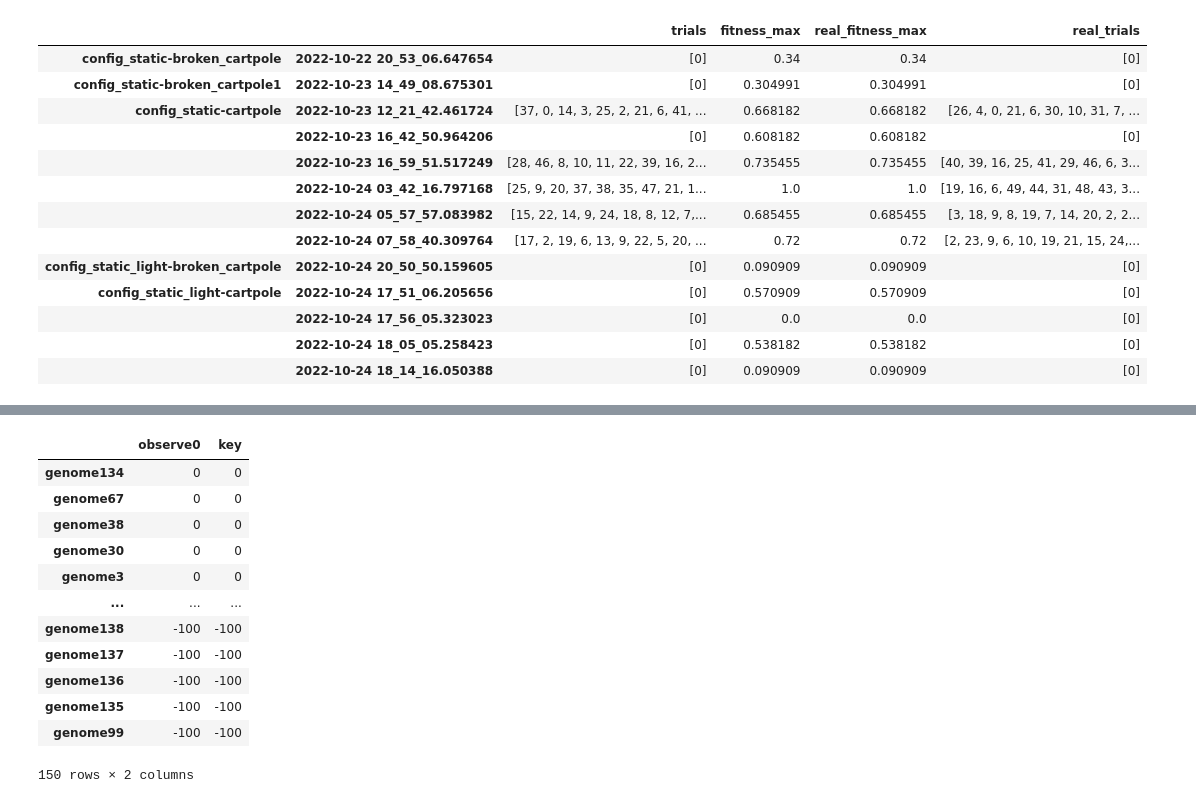
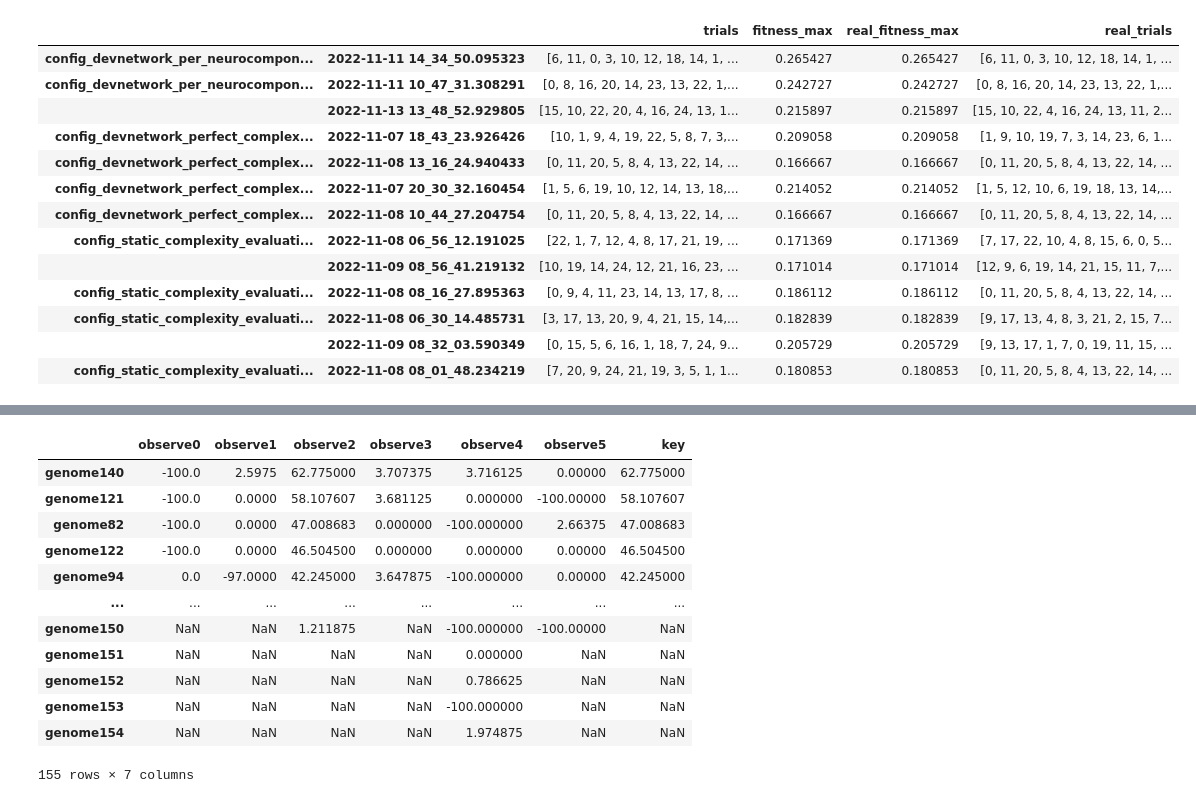
Before and after one commit to asuka1975/research, a Jupyter notebook: jupyter/analyze.ipynb, the cells around one changed output, grey strips where cells are left out. Saved outputs shown, nothing was run; the diff lists cells and outputs as text; code cells hidden in the pictures.

```diff
--- a/jupyter/analyze.ipynb
+++ b/jupyter/analyze.ipynb
@@ -10,19 +10,19 @@ Loading BokehJS ...
 [interactive output not drawn]
 # %%
 summary = archive.Summary()
-summary.table().filter(like="cartpole", axis=0)
+summary.table().filter(like="cartpole", axis=0).filter(like="complexity", axis=0)
 # %% [output]
 |  |  | trials | fitness_max | real_fitness_max | real_trials |
-| config_static-broken_cartpole | 2022-10-22 20_53_06.647654 | [0] | 0.34 | 0.34 | [0] |
-| config_static-broken_cartpole1 | 2022-10-23 14_49_08.675301 | [0] | 0.304991 | 0.304991 | [0] |
-| config_static-cartpole | 2022-10-23 12_21_42.461724 | [37, 0, 14, 3, 25, 2, 21, 6, 41, ... | 0.668182 | 0.668182 | [26, 4, 0, 21, 6, 30, 10, 31, 7, ... |
-|  | 2022-10-23 16_42_50.964206 | [0] | 0.608182 | 0.608182 | [0] |
-|  | 2022-10-23 16_59_51.517249 | [28, 46, 8, 10, 11, 22, 39, 16, 2... | 0.735455 | 0.735455 | [40, 39, 16, 25, 41, 29, 46, 6, 3... |
-|  | 2022-10-24 03_42_16.797168 | [25, 9, 20, 37, 38, 35, 47, 21, 1... | 1.0 | 1.0 | [19, 16, 6, 49, 44, 31, 48, 43, 3... |
-|  | 2022-10-24 05_57_57.083982 | [15, 22, 14, 9, 24, 18, 8, 12, 7,... | 0.685455 | 0.685455 | [3, 18, 9, 8, 19, 7, 14, 20, 2, 2... |
-|  | 2022-10-24 07_58_40.309764 | [17, 2, 19, 6, 13, 9, 22, 5, 20, ... | 0.72 | 0.72 | [2, 23, 9, 6, 10, 19, 21, 15, 24,... |
-| config_static_light-broken_cartpole | 2022-10-24 20_50_50.159605 | [0] | 0.090909 | 0.090909 | [0] |
-| config_static_light-cartpole | 2022-10-24 17_51_06.205656 | [0] | 0.570909 | 0.570909 | [0] |
-|  | 2022-10-24 17_56_05.323023 | [0] | 0.0 | 0.0 | [0] |
-|  | 2022-10-24 18_05_05.258423 | [0] | 0.538182 | 0.538182 | [0] |
-|  | 2022-10-24 18_14_16.050388 | [0] | 0.090909 | 0.090909 | [0] |
+| config_devnetwork_per_neurocompon... | 2022-11-11 14_34_50.095323 | [6, 11, 0, 3, 10, 12, 18, 14, 1, ... | 0.265427 | 0.265427 | [6, 11, 0, 3, 10, 12, 18, 14, 1, ... |
+| config_devnetwork_per_neurocompon... | 2022-11-11 10_47_31.308291 | [0, 8, 16, 20, 14, 23, 13, 22, 1,... | 0.242727 | 0.242727 | [0, 8, 16, 20, 14, 23, 13, 22, 1,... |
+|  | 2022-11-13 13_48_52.929805 | [15, 10, 22, 20, 4, 16, 24, 13, 1... | 0.215897 | 0.215897 | [15, 10, 22, 4, 16, 24, 13, 11, 2... |
+| config_devnetwork_perfect_complex... | 2022-11-07 18_43_23.926426 | [10, 1, 9, 4, 19, 22, 5, 8, 7, 3,... | 0.209058 | 0.209058 | [1, 9, 10, 19, 7, 3, 14, 23, 6, 1... |
+| config_devnetwork_perfect_complex... | 2022-11-08 13_16_24.940433 | [0, 11, 20, 5, 8, 4, 13, 22, 14, ... | 0.166667 | 0.166667 | [0, 11, 20, 5, 8, 4, 13, 22, 14, ... |
+| config_devnetwork_perfect_complex... | 2022-11-07 20_30_32.160454 | [1, 5, 6, 19, 10, 12, 14, 13, 18,... | 0.214052 | 0.214052 | [1, 5, 12, 10, 6, 19, 18, 13, 14,... |
+| config_devnetwork_perfect_complex... | 2022-11-08 10_44_27.204754 | [0, 11, 20, 5, 8, 4, 13, 22, 14, ... | 0.166667 | 0.166667 | [0, 11, 20, 5, 8, 4, 13, 22, 14, ... |
+| config_static_complexity_evaluati... | 2022-11-08 06_56_12.191025 | [22, 1, 7, 12, 4, 8, 17, 21, 19, ... | 0.171369 | 0.171369 | [7, 17, 22, 10, 4, 8, 15, 6, 0, 5... |
+|  | 2022-11-09 08_56_41.219132 | [10, 19, 14, 24, 12, 21, 16, 23, ... | 0.171014 | 0.171014 | [12, 9, 6, 19, 14, 21, 15, 11, 7,... |
+| config_static_complexity_evaluati... | 2022-11-08 08_16_27.895363 | [0, 9, 4, 11, 23, 14, 13, 17, 8, ... | 0.186112 | 0.186112 | [0, 11, 20, 5, 8, 4, 13, 22, 14, ... |
+| config_static_complexity_evaluati... | 2022-11-08 06_30_14.485731 | [3, 17, 13, 20, 9, 4, 21, 15, 14,... | 0.182839 | 0.182839 | [9, 17, 13, 4, 8, 3, 21, 2, 15, 7... |
+|  | 2022-11-09 08_32_03.590349 | [0, 15, 5, 6, 16, 1, 18, 7, 24, 9... | 0.205729 | 0.205729 | [9, 13, 17, 1, 7, 0, 19, 11, 15, ... |
+| config_static_complexity_evaluati... | 2022-11-08 08_01_48.234219 | [7, 20, 9, 24, 21, 19, 3, 5, 1, 1... | 0.180853 | 0.180853 | [0, 11, 20, 5, 8, 4, 13, 22, 14, ... |
@@ -38,22 +43,22 @@ Text(value='sample.gif', description='save file name: ')
 [interactive output not drawn]
 [interactive output not drawn]
 # %%
-with summary.trial("config_static_light-broken_cartpole", "2022-10-24 20_50_50.159605", 0) as trial:
+with summary.trial("config_static_complexity_evaluation-broken_cartpole", "2022-11-08 06_56_12.191025", 7) as trial:
     df = trial.table()
     df["key"] = df.apply(lambda x: max(x), axis=1)
 df.sort_values("key", ascending=False)
 # %% [output]
-|  | observe0 | key |
-| genome134 | 0 | 0 |
-| genome67 | 0 | 0 |
-| genome38 | 0 | 0 |
-| genome30 | 0 | 0 |
-| genome3 | 0 | 0 |
-| ... | ... | ... |
-| genome138 | -100 | -100 |
-| genome137 | -100 | -100 |
-| genome136 | -100 | -100 |
-| genome135 | -100 | -100 |
-| genome99 | -100 | -100 |
+|  | observe0 | observe1 | observe2 | observe3 | observe4 | observe5 | key |
+| genome140 | -100.0 | 2.5975 | 62.775000 | 3.707375 | 3.716125 | 0.00000 | 62.775000 |
+| genome121 | -100.0 | 0.0000 | 58.107607 | 3.681125 | 0.000000 | -100.00000 | 58.107607 |
+| genome82 | -100.0 | 0.0000 | 47.008683 | 0.000000 | -100.000000 | 2.66375 | 47.008683 |
+| genome122 | -100.0 | 0.0000 | 46.504500 | 0.000000 | 0.000000 | 0.00000 | 46.504500 |
+| genome94 | 0.0 | -97.0000 | 42.245000 | 3.647875 | -100.000000 | 0.00000 | 42.245000 |
+| ... | ... | ... | ... | ... | ... | ... | ... |
+| genome150 | NaN | NaN | 1.211875 | NaN | -100.000000 | -100.00000 | NaN |
+| genome151 | NaN | NaN | NaN | NaN | 0.000000 | NaN | NaN |
+| genome152 | NaN | NaN | NaN | NaN | 0.786625 | NaN | NaN |
+| genome153 | NaN | NaN | NaN | NaN | -100.000000 | NaN | NaN |
+| genome154 | NaN | NaN | NaN | NaN | 1.974875 | NaN | NaN |
-150 rows × 2 columns
+155 rows × 7 columns
 # %%
```
Also changed, not shown: parts of 18 cells of this notebook, 1 other file.
